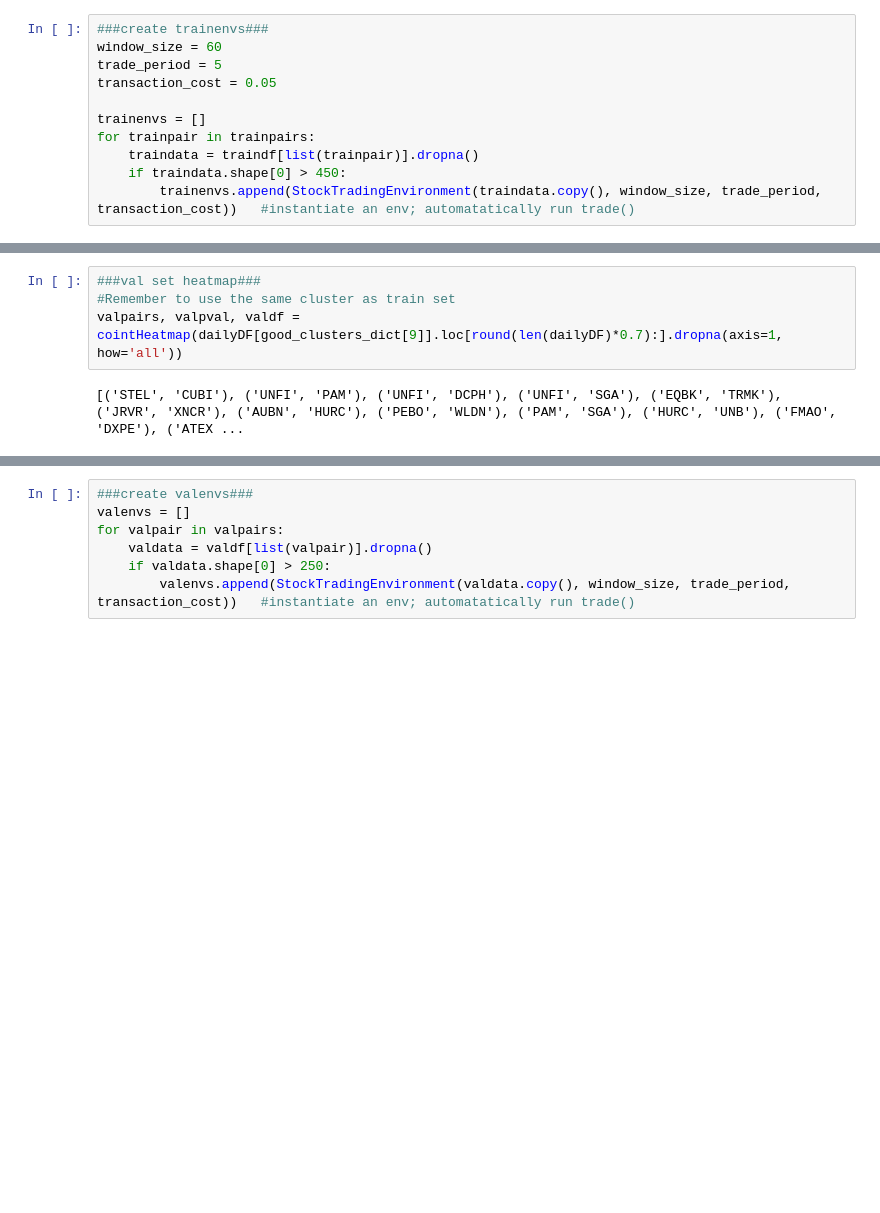
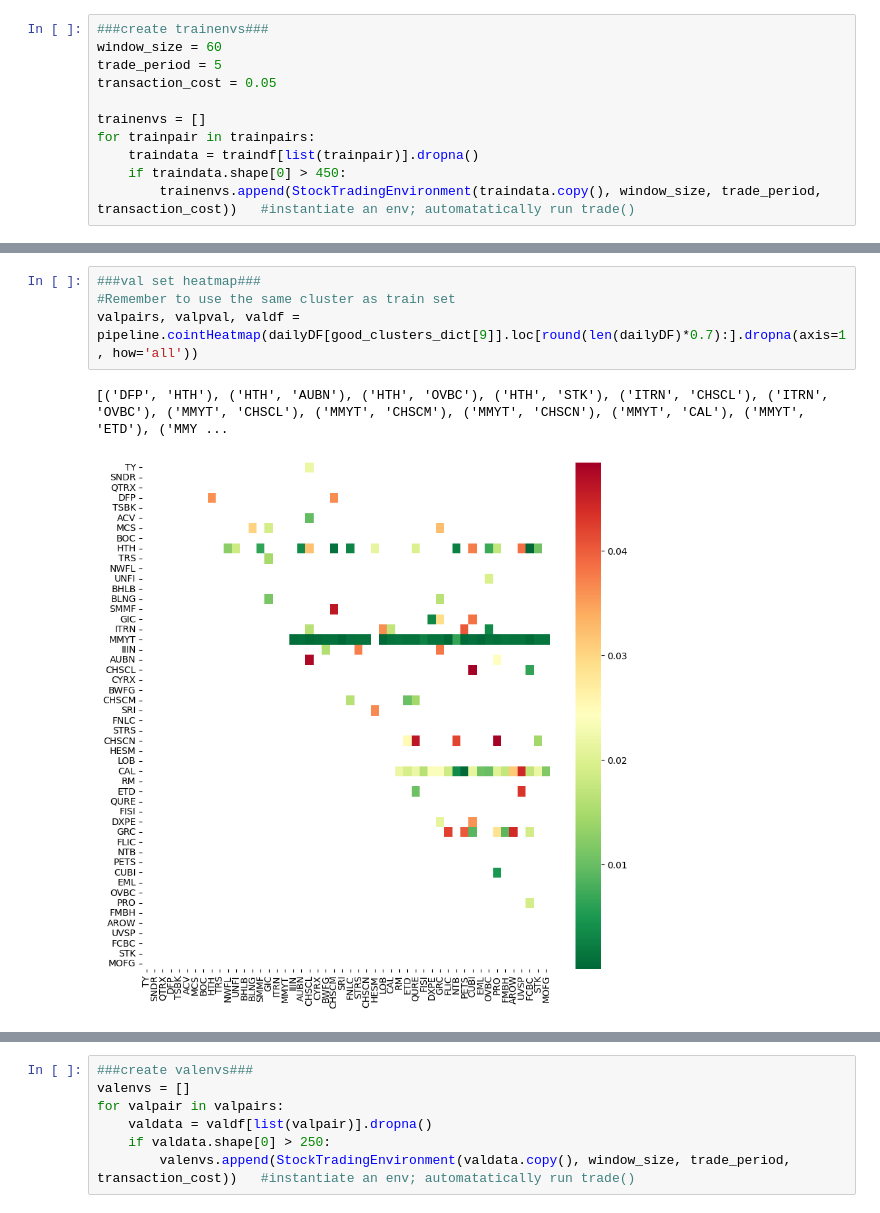
Before and after one commit to waikho/MADS_Capstone, a Jupyter notebook: RL/Pair_Trading_DQN.ipynb, the cells around one changed output, grey strips where cells are left out. Saved outputs shown, nothing was run; the diff lists cells and outputs as text; blank space fills up the shorter version.

```diff
--- a/RL/Pair_Trading_DQN.ipynb
+++ b/RL/Pair_Trading_DQN.ipynb
@@ -711,9 +137,10 @@ len(trainenvs)
 # %%
 ###val set heatmap###
 #Remember to use the same cluster as train set
-valpairs, valpval, valdf = cointHeatmap(dailyDF[good_clusters_dict[9]].loc[round(len(dailyDF)*0.7):].dropna(axis=1, how='all'))
+valpairs, valpval, valdf = pipeline.cointHeatmap(dailyDF[good_clusters_dict[9]].loc[round(len(dailyDF)*0.7):].dropna(axis=1, how='all'))
 # %% [output]
-[('STEL', 'CUBI'), ('UNFI', 'PAM'), ('UNFI', 'DCPH'), ('UNFI', 'SGA'), ('EQBK', 'TRMK'), ('JRVR', 'XNCR'), ('AUBN', 'HURC'), ('PEBO', 'WLDN'), ('PAM', 'SGA'), ('HURC', 'UNB'), ('FMAO', 'DXPE'), ('ATEX ...
+[('DFP', 'HTH'), ('HTH', 'AUBN'), ('HTH', 'OVBC'), ('HTH', 'STK'), ('ITRN', 'CHSCL'), ('ITRN', 'OVBC'), ('MMYT', 'CHSCL'), ('MMYT', 'CHSCM'), ('MMYT', 'CHSCN'), ('MMYT', 'CAL'), ('MMYT', 'ETD'), ('MMY ...
+[figure, added]
 # %%
 len(valpairs)
 # %% [output]
```
Also changed, not shown: parts of 42 cells of this notebook, 4 other files.
